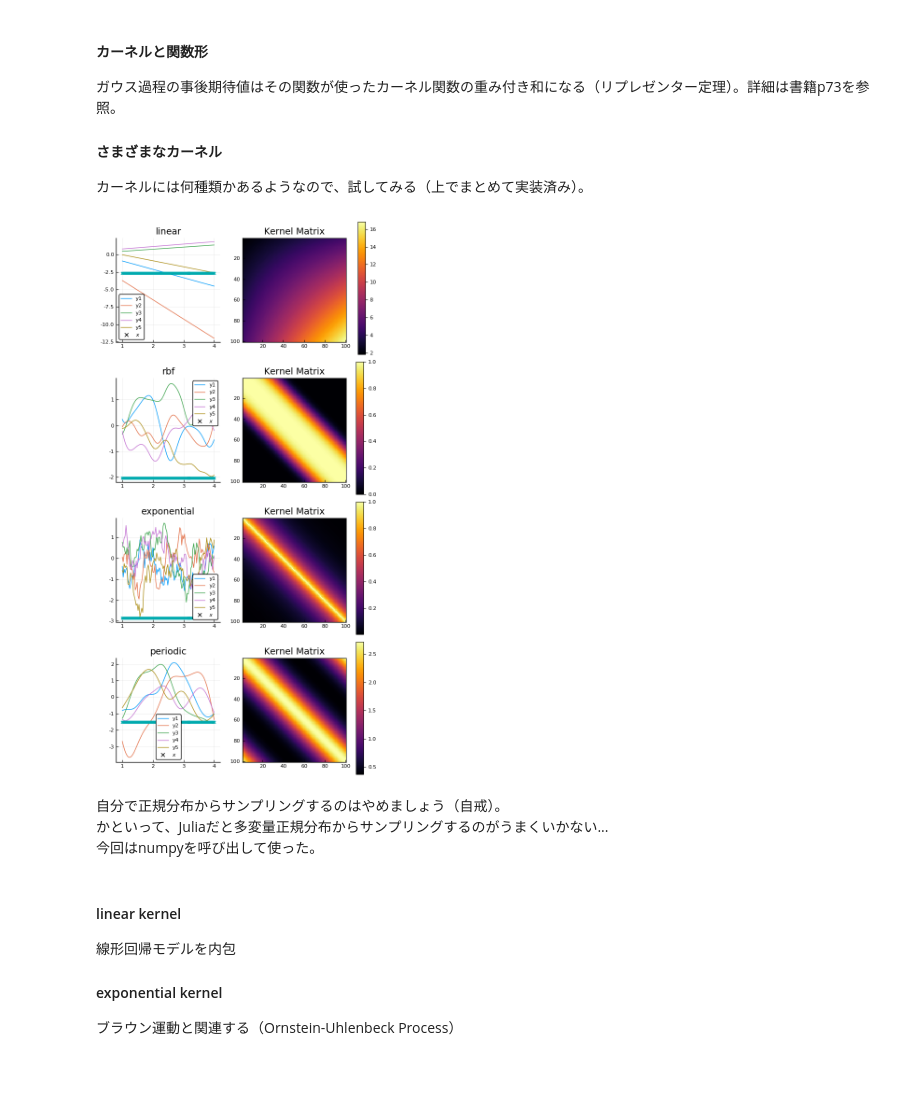
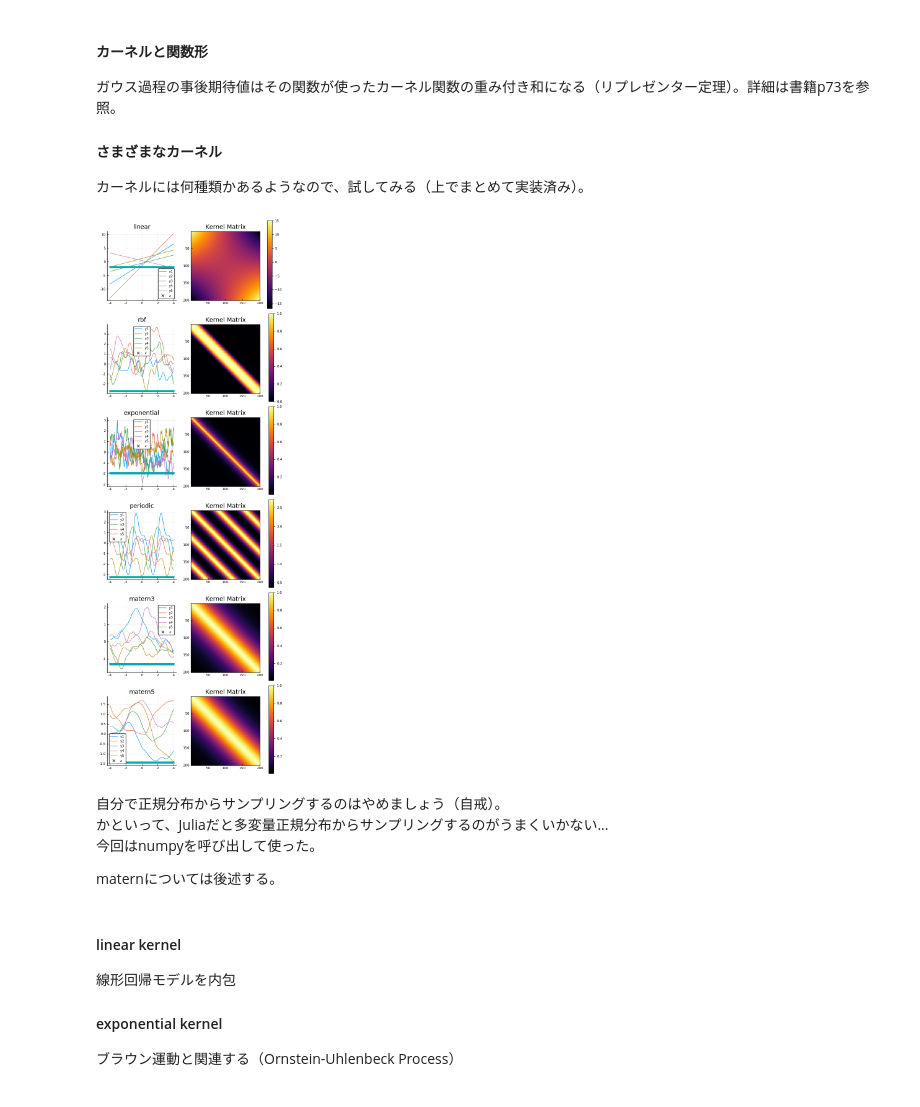
Before and after one commit to sunbluesome/sunbluesome.github.io, a Jupyter notebook: GaussianProcess/chap3.ipynb, the cells around one changed output. Drawn from its saved outputs; the diff is of its cells as text; code cells hidden in the pictures.

```diff
--- a/GaussianProcess/chap3.ipynb
+++ b/GaussianProcess/chap3.ipynb
@@ -330,52 +335,70 @@ kernel_linear(x₁, x₂) = kernel_linear(x₁, x₂, param)
 kernel_rbf(x₁, x₂) = kernel_rbf(x₁, x₂, [1., 1.])
 kernel_exponential(x₁, x₂) = kernel_exponential(x₁, x₂, 0.5)
 kernel_periodic(x₁, x₂) = kernel_periodic(x₁, x₂, [1., 0.5])
-kernels = [kernel_linear, kernel_rbf, kernel_exponential, kernel_periodic]
-titles = ["linear", "rbf", "exponential", "periodic"]
+kernel_matern3(x₁, x₂) = kernel_matern3(x₁, x₂, 2.)
+kernel_matern5(x₁, x₂) = kernel_matern5(x₁, x₂, 2.)
+kernels = [
+    kernel_linear,
+    kernel_rbf,
+    kernel_exponential,
+    kernel_periodic,
+    kernel_matern3,
+    kernel_matern5
+]
+titles = [
+    "linear",
+    "rbf",
+    "exponential",
+    "periodic",
+    "matern3",
+    "matern5"
+]
 
-num_sample=100
+num_sample=200
 num_resample=5
 P = []
 for (i,kernel) in enumerate(kernels)
-    x = collect(range(1,stop=4,length=num_sample))
-    K = kernel_matrix(x, kernel)
+    x = collect(range(-4,stop=4,length=num_sample))
+    K = kernel_matrix(kernel,x,x)
 
     y = gp(x, kernel)
 
     xlim = [minimum(x)-0.1, maximum(x)+0.1]
     ylim = [minimum(y) , maximum(y)]
     p1 = plot(x, y, label=@sprintf("y%d", 1))
 
     for j=2:num_resample
         y = gp(x, kernel)
         if minimum(y) < ylim[1]
             ylim[1] = minimum(y)
         end
         if maximum(y) > ylim[2]
             ylim[2] = maximum(y)
         end
         plot!(p1, x, y, label=@sprintf("y%d", j))
     end
     ylim[1] -= 0.1
     ylim[2] += 0.1
 
     diff_x = xlim[2]-xlim[1]
     diff_y = ylim[2]-ylim[1]
     aspect_ratio = diff_x/diff_y
 
     p1 = scatter!(x, zero(x).+minimum(y).-0.05, marker=:x, aspect_ratio=aspect_ratio,
         xlim=xlim, ylim=ylim, legend=:best, label=L"$x$", title=titles[i])
     p2 = heatmap(K, aspect_ratio=1, yflip=true, grid=false, border=nothing,
         xlim=(0.5, size(K)[2]+0.5), ylim=(0.5, size(K)[1]+0.5), title="Kernel Matrix")
     push!(P, p1, p2)
 end
 plot(P..., size=(600,300*length(kernels)), margin=3mm, layout=(length(kernels),2))
 # %% [output]
-[figure, old version]
+[figure, new version]
 # %% [markdown]
 自分で正規分布からサンプリングするのはやめましょう（自戒）。
 かといって、Juliaだと多変量正規分布からサンプリングするのがうまくいかない...
 今回はnumpyを呼び出して使った。
+
+maternについては後述する。
 # %% [markdown]
 
 #### linear kernel
```
Also changed, not shown: parts of 14 cells of this notebook.
